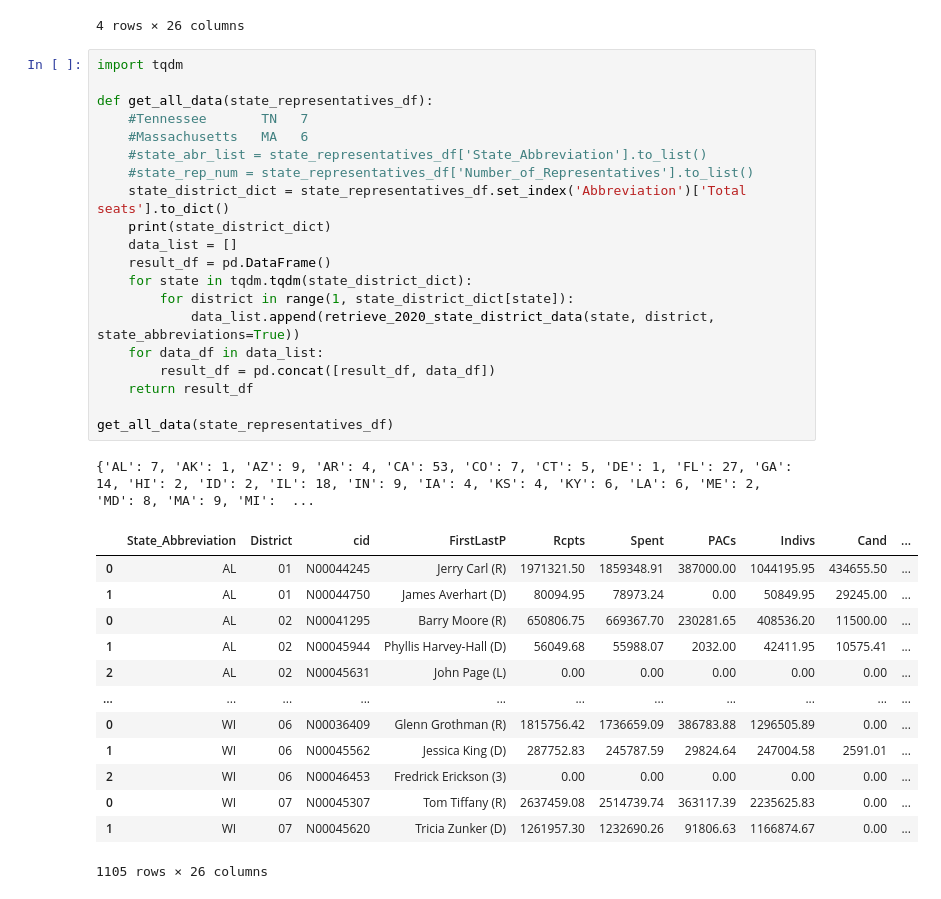
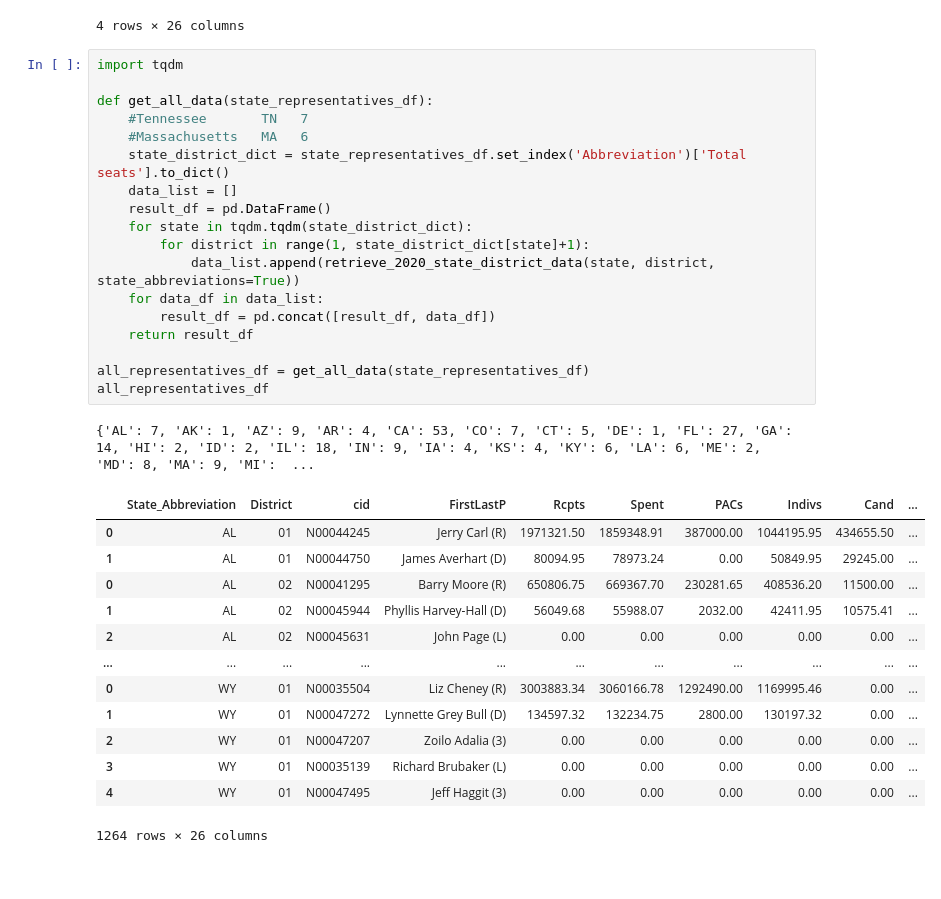
Before and after one commit to nss-data-science-cohort-8/open-secrets-bayesian-butterfingers, a Jupyter notebook: AlexanderBranch.ipynb, the cells around one changed output. Cells and saved outputs as stored; diff of their text form.

Commit message:
Adjusted get_all_data function so it truly gets everything. Hooray!

```diff
--- a/AlexanderBranch.ipynb
+++ b/AlexanderBranch.ipynb
@@ -121,35 +121,33 @@ retrieve_2020_state_district_data('Connecticut', 2, state_abbreviations=False)
 # %%
 import tqdm
 
 def get_all_data(state_representatives_df):
     #Tennessee       TN   7
     #Massachusetts   MA   6
-    #state_abr_list = state_representatives_df['State_Abbreviation'].to_list()
-    #state_rep_num = state_representatives_df['Number_of_Representatives'].to_list()
     state_district_dict = state_representatives_df.set_index('Abbreviation')['Total seats'].to_dict()
-    print(state_district_dict)
     data_list = []
     result_df = pd.DataFrame()
     for state in tqdm.tqdm(state_district_dict):
-        for district in range(1, state_district_dict[state]):
+        for district in range(1, state_district_dict[state]+1):
             data_list.append(retrieve_2020_state_district_data(state, district, state_abbreviations=True))
     for data_df in data_list:
         result_df = pd.concat([result_df, data_df])
     return result_df
 
-get_all_data(state_representatives_df)
+all_representatives_df = get_all_data(state_representatives_df)
+all_representatives_df
 # %% [output]
 {'AL': 7, 'AK': 1, 'AZ': 9, 'AR': 4, 'CA': 53, 'CO': 7, 'CT': 5, 'DE': 1, 'FL': 27, 'GA': 14, 'HI': 2, 'ID': 2, 'IL': 18, 'IN': 9, 'IA': 4, 'KS': 4, 'KY': 6, 'LA': 6, 'ME': 2, 'MD': 8, 'MA': 9, 'MI':  ...
 |  | State_Abbreviation | District | cid | FirstLastP | Rcpts | Spent | PACs | Indivs | Cand | ... |
 | 0 | AL | 01 | N00044245 | Jerry Carl (R) | 1971321.50 | 1859348.91 | 387000.00 | 1044195.95 | 434655.50 | ... |
 | 1 | AL | 01 | N00044750 | James Averhart (D) | 80094.95 | 78973.24 | 0.00 | 50849.95 | 29245.00 | ... |
 | 0 | AL | 02 | N00041295 | Barry Moore (R) | 650806.75 | 669367.70 | 230281.65 | 408536.20 | 11500.00 | ... |
 | 1 | AL | 02 | N00045944 | Phyllis Harvey-Hall (D) | 56049.68 | 55988.07 | 2032.00 | 42411.95 | 10575.41 | ... |
 | 2 | AL | 02 | N00045631 | John Page (L) | 0.00 | 0.00 | 0.00 | 0.00 | 0.00 | ... |
 | ... | ... | ... | ... | ... | ... | ... | ... | ... | ... | ... |
-| 0 | WI | 06 | N00036409 | Glenn Grothman (R) | 1815756.42 | 1736659.09 | 386783.88 | 1296505.89 | 0.00 | ... |
-| 1 | WI | 06 | N00045562 | Jessica King (D) | 287752.83 | 245787.59 | 29824.64 | 247004.58 | 2591.01 | ... |
-| 2 | WI | 06 | N00046453 | Fredrick Erickson (3) | 0.00 | 0.00 | 0.00 | 0.00 | 0.00 | ... |
-| 0 | WI | 07 | N00045307 | Tom Tiffany (R) | 2637459.08 | 2514739.74 | 363117.39 | 2235625.83 | 0.00 | ... |
-| 1 | WI | 07 | N00045620 | Tricia Zunker (D) | 1261957.30 | 1232690.26 | 91806.63 | 1166874.67 | 0.00 | ... |
+| 0 | WY | 01 | N00035504 | Liz Cheney (R) | 3003883.34 | 3060166.78 | 1292490.00 | 1169995.46 | 0.00 | ... |
+| 1 | WY | 01 | N00047272 | Lynnette Grey Bull (D) | 134597.32 | 132234.75 | 2800.00 | 130197.32 | 0.00 | ... |
+| 2 | WY | 01 | N00047207 | Zoilo Adalia (3) | 0.00 | 0.00 | 0.00 | 0.00 | 0.00 | ... |
+| 3 | WY | 01 | N00035139 | Richard Brubaker (L) | 0.00 | 0.00 | 0.00 | 0.00 | 0.00 | ... |
+| 4 | WY | 01 | N00047495 | Jeff Haggit (3) | 0.00 | 0.00 | 0.00 | 0.00 | 0.00 | ... |
-1105 rows × 26 columns
+1264 rows × 26 columns
```
Also changed, not shown: parts of 1 cell of this notebook.
